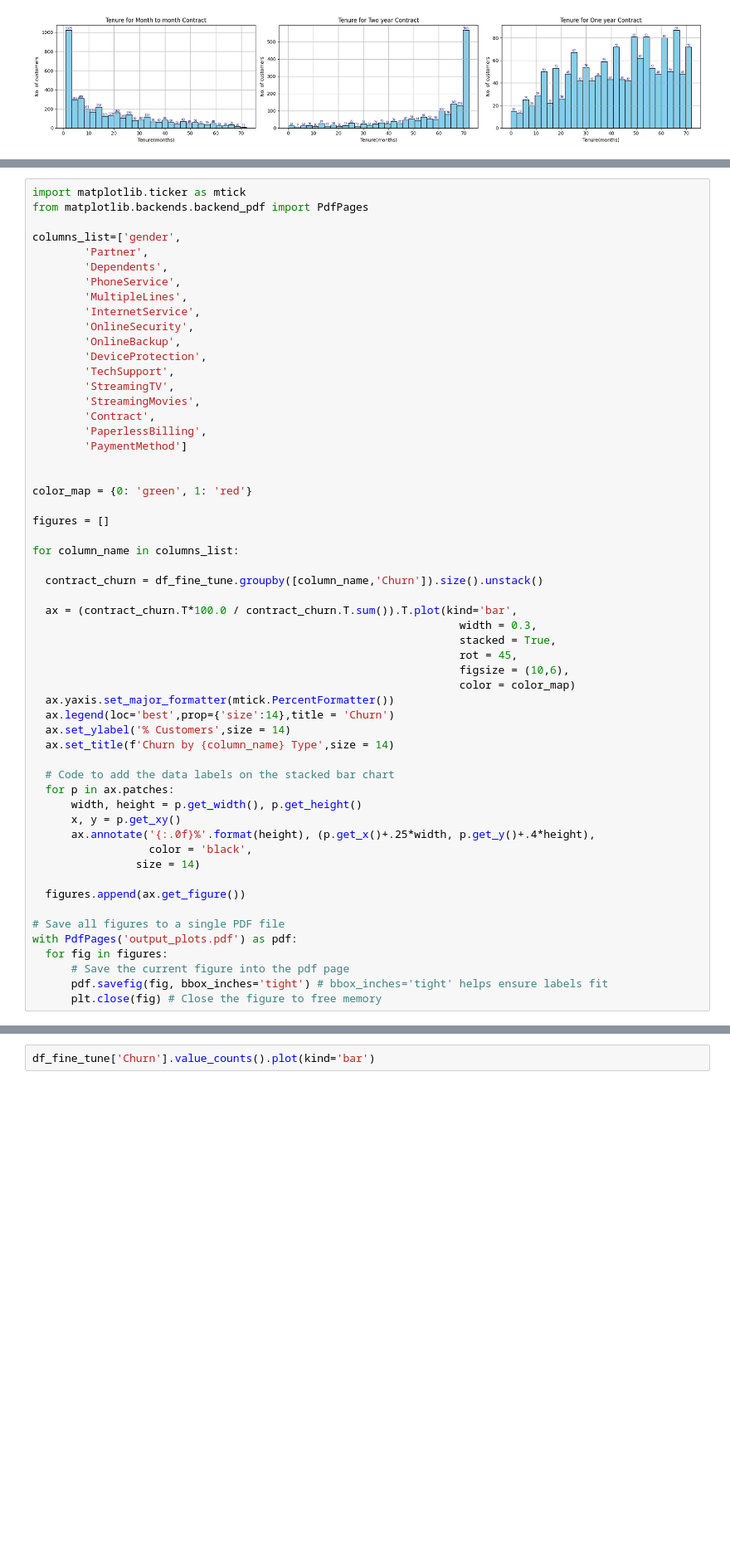
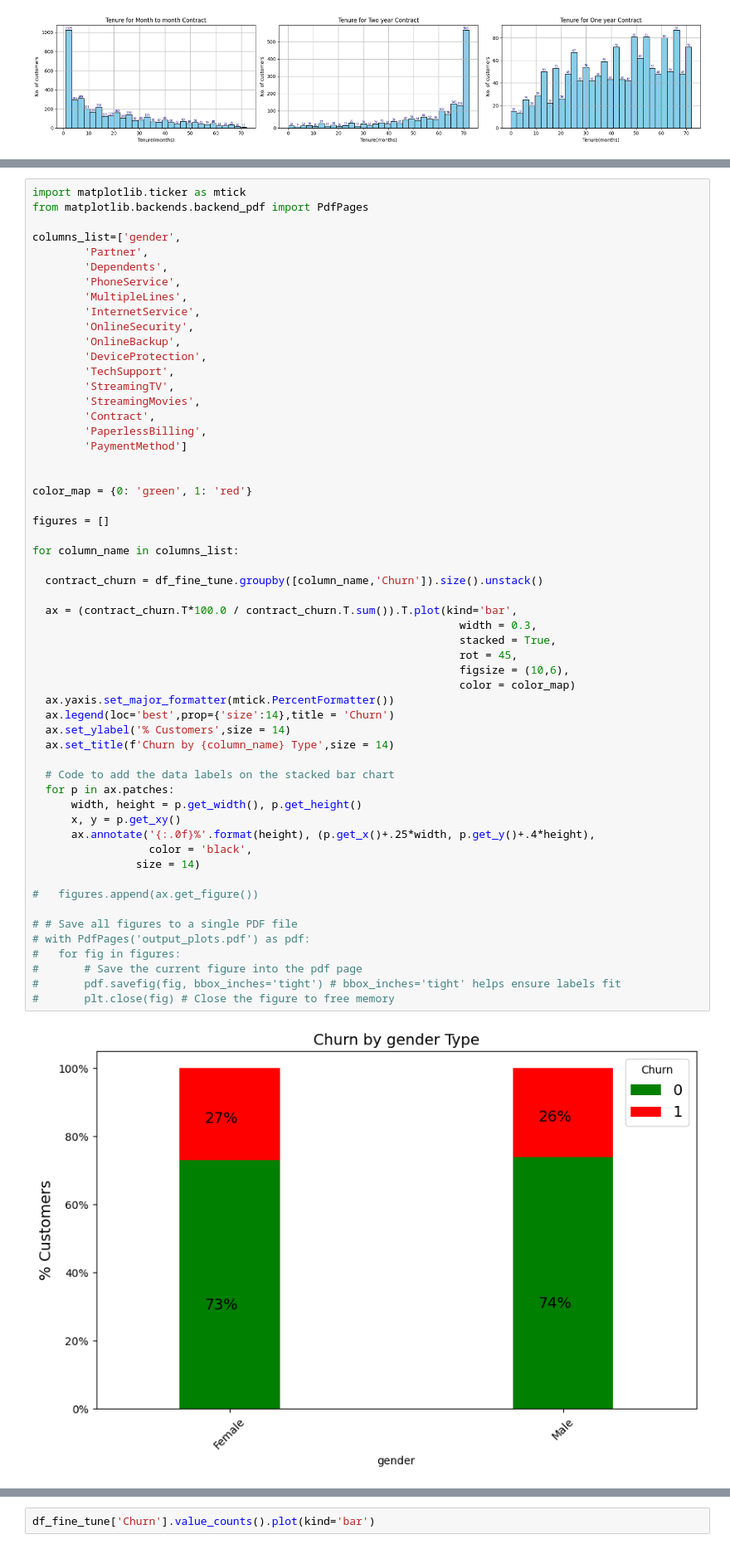
Before and after one commit to shanky474/pfizer_case_study_customer_churn, a Jupyter notebook: Customer_Churn_EDA.ipynb, the cells around one changed output, grey strips where cells are left out. Shown at 83% size. Saved outputs shown, nothing was run; the diff lists cells and outputs as text; blank space fills up the shorter version.

```diff
--- a/Customer_Churn_EDA.ipynb
+++ b/Customer_Churn_EDA.ipynb
@@ -276,37 +276,39 @@ columns_list=['gender',
 
 
 color_map = {0: 'green', 1: 'red'}
 
 figures = []
 
 for column_name in columns_list:
 
   contract_churn = df_fine_tune.groupby([column_name,'Churn']).size().unstack()
 
   ax = (contract_churn.T*100.0 / contract_churn.T.sum()).T.plot(kind='bar',
                                                                   width = 0.3,
                                                                   stacked = True,
                                                                   rot = 45,
                                                                   figsize = (10,6),
                                                                   color = color_map)
   ax.yaxis.set_major_formatter(mtick.PercentFormatter())
   ax.legend(loc='best',prop={'size':14},title = 'Churn')
   ax.set_ylabel('% Customers',size = 14)
   ax.set_title(f'Churn by {column_name} Type',size = 14)
 
   # Code to add the data labels on the stacked bar chart
   for p in ax.patches:
       width, height = p.get_width(), p.get_height()
       x, y = p.get_xy()
       ax.annotate('{:.0f}%'.format(height), (p.get_x()+.25*width, p.get_y()+.4*height),
                   color = 'black',
                 size = 14)
 
-  figures.append(ax.get_figure())
+#   figures.append(ax.get_figure())
 
-# Save all figures to a single PDF file
-with PdfPages('output_plots.pdf') as pdf:
-  for fig in figures:
-      # Save the current figure into the pdf page
-      pdf.savefig(fig, bbox_inches='tight') # bbox_inches='tight' helps ensure labels fit
-      plt.close(fig) # Close the figure to free memory
+# # Save all figures to a single PDF file
+# with PdfPages('output_plots.pdf') as pdf:
+#   for fig in figures:
+#       # Save the current figure into the pdf page
+#       pdf.savefig(fig, bbox_inches='tight') # bbox_inches='tight' helps ensure labels fit
+#       plt.close(fig) # Close the figure to free memory
+# %% [output]
+[figure, added]
```
Also changed, not shown: parts of 3 cells of this notebook.
